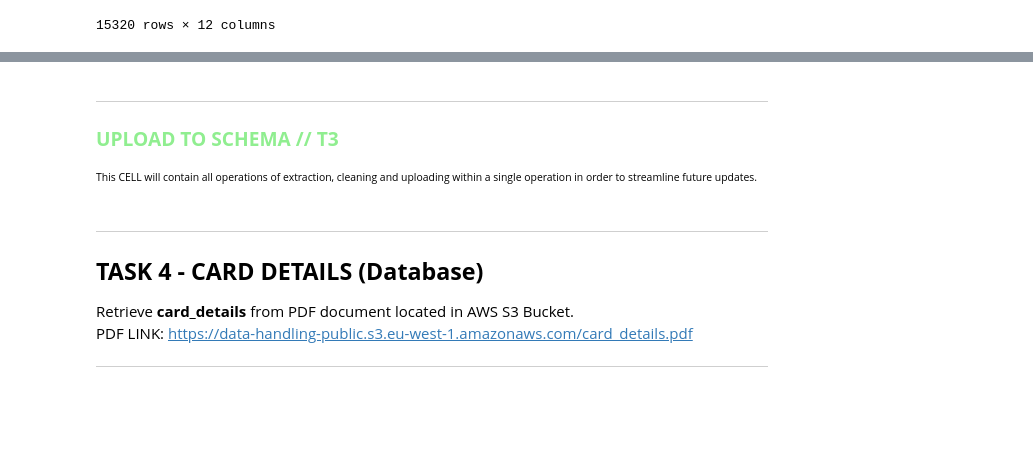
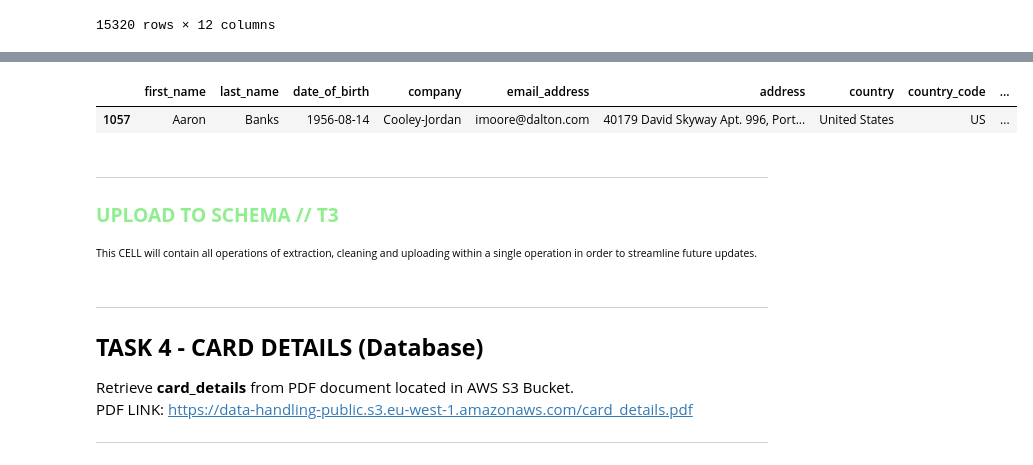
Before and after one commit to javeer89/data_centralisation, a Jupyter notebook: MRDC_Project - milestone2.ipynb, the cells around one changed output, grey strips where cells are left out. Saved outputs shown, nothing was run; the diff lists cells and outputs as text; code cells hidden in the pictures; blank space fills up the shorter version.

```diff
--- a/MRDC_Project - milestone2.ipynb
+++ b/MRDC_Project - milestone2.ipynb
@@ -221,3 +221,8 @@ memory usage: 1.3+ MB
+# %%
+database.loc[(database["first_name"] == "Aaron") & (database["last_name"] == "Banks")]
+# %% [output]
+|  | first_name | last_name | date_of_birth | company | email_address | address | country | country_code | ... |
+| 1057 | Aaron | Banks | 1956-08-14 | Cooley-Jordan | imoore@dalton.com | 40179 David Skyway Apt. 996, Port... | United States | US | ... |
 # %% [markdown]
 ***
 ### <font color='lightgreen'>**UPLOAD TO SCHEMA // T3**</font>
```
Also changed, not shown: parts of 7 cells of this notebook, 10 other files.
